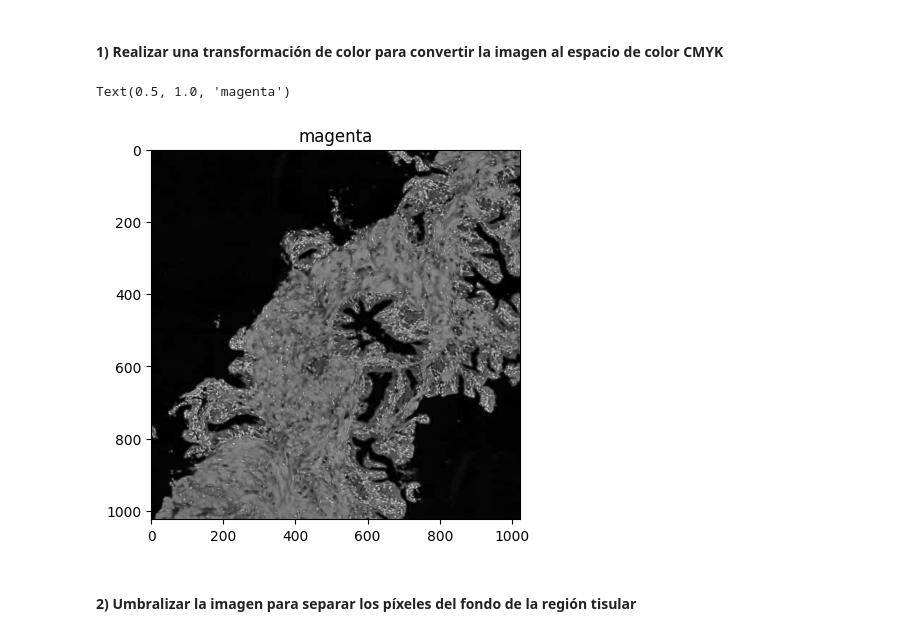
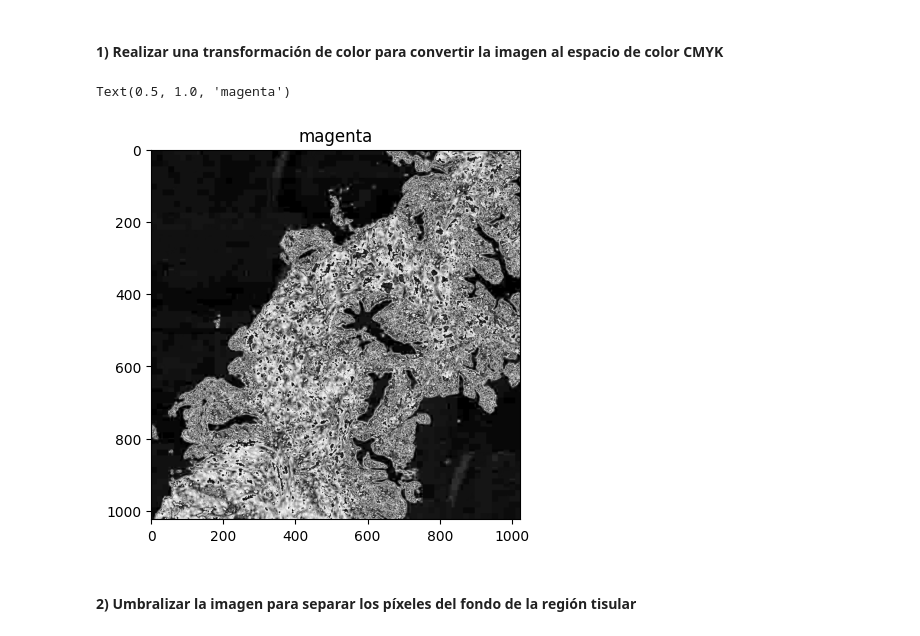
Before and after one commit to raquelvargas16/MIAR-Python-Activities, a Jupyter notebook: Actividad_C1_P1_Raquel_Vargas.ipynb, the cells around one changed output. Cells and saved outputs as stored; diff of their text form; code cells hidden in the pictures.

```diff
--- a/Actividad_C1_P1_Raquel_Vargas.ipynb
+++ b/Actividad_C1_P1_Raquel_Vargas.ipynb
@@ -45,19 +45,19 @@ ax[1].imshow(histo_2, cmap='gray'), ax[1].set_title('Histologia 2')
 # %%
 # Extraer la componente magenta de la imagen (que corresponde a la región tisular)
 with np.errstate(invalid='ignore', divide='ignore'):
     K = 1 - np.max(histo_1_norm, axis=2)
     C = (1 - histo_1_norm[:,:,2] - K) / (1 - K)
     M = (1 - histo_1_norm[:,:,1] - K) / (1 - K)
     Y = (1 - histo_1_norm[:,:,0] - K) / (1 - K)
-CMYK = (np.dstack((C,M,Y,K))*255).astype('uint8')
+CMYK = (np.dstack((C,M,Y,K))*1023).astype('uint8')
 C,M,Y,K = cv2.split(CMYK)
 
 # Visualizar la imagen del canal magenta
 plt.imshow(M.astype('uint8'), cmap='gray')
 plt.title('magenta')
 # %% [output]
 Text(0.5, 1.0, 'magenta')
-[figure, old version]
+[figure, new version]
 # %% [markdown]
 #### 2) Umbralizar la imagen para separar los píxeles del fondo de la región tisular
 # %%
```
